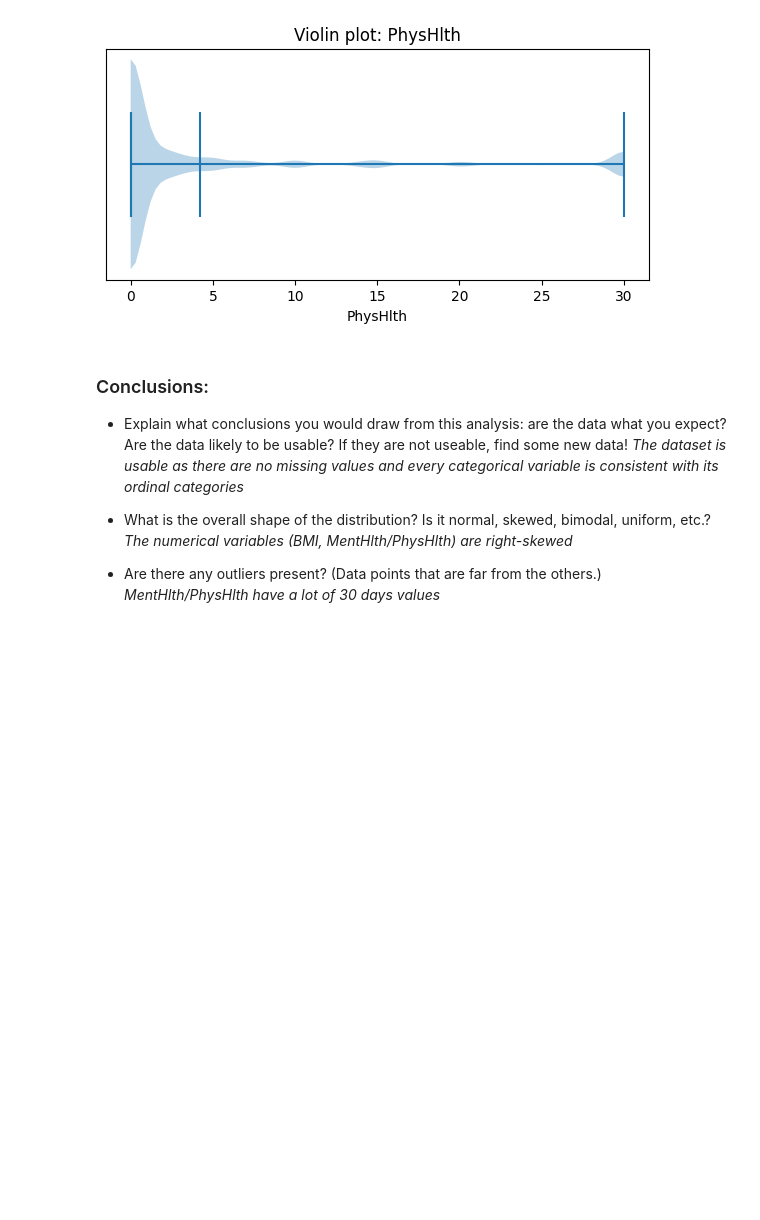
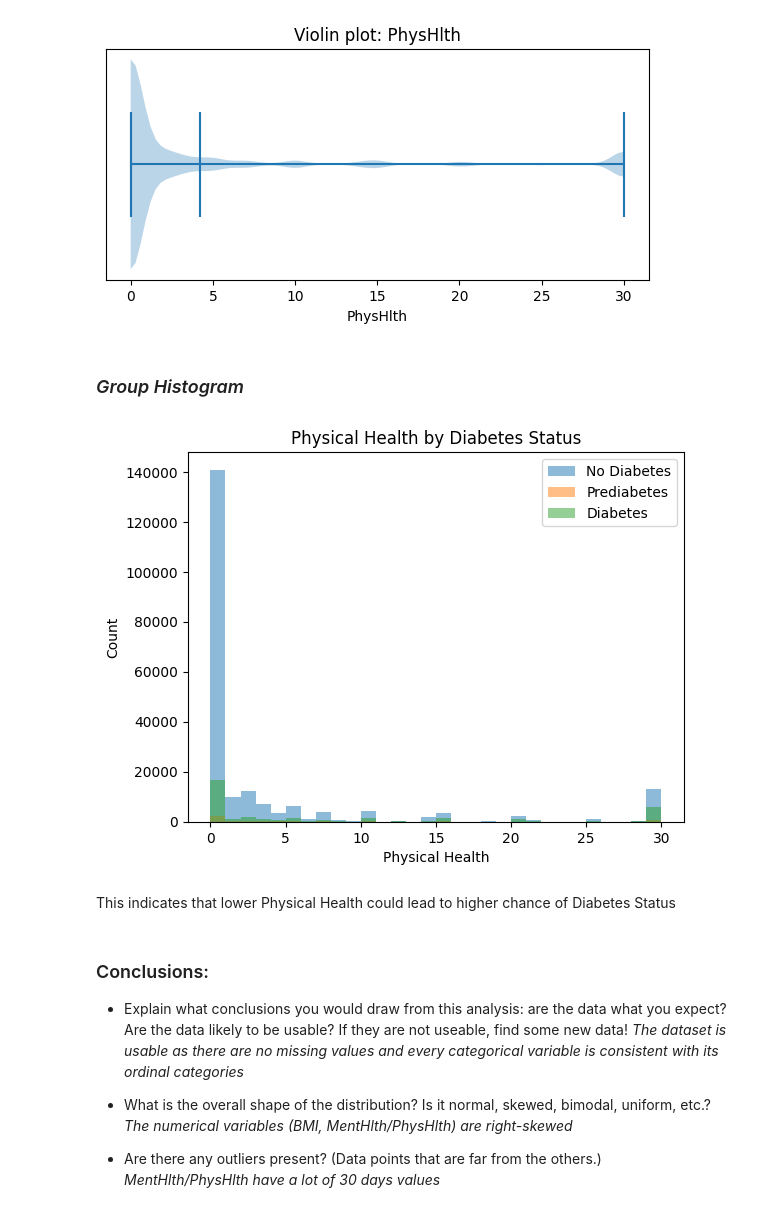
Before and after one commit to hoangt05/Module-B-semester-2, a Jupyter notebook: OMDS-ModB2-Week4-Hoang-Trang.ipynb, the cells around one changed output. Saved outputs shown, nothing was run; the diff lists cells and outputs as text; code cells hidden in the pictures; blank space fills up the shorter version.

```diff
--- a/OMDS-ModB2-Week4-Hoang-Trang.ipynb
+++ b/OMDS-ModB2-Week4-Hoang-Trang.ipynb
@@ -240,6 +240,27 @@ for col in numerical_variables:
 [figure]
 [figure]
 [figure]
+# %% [markdown]
+### *Group Histogram*
+# %%
+labels = {
+    0: "No Diabetes",
+    1: "Prediabetes",
+    2: "Diabetes"
+}
+
+for g, sub in df.groupby("Diabetes_012"):
+    plt.hist(sub["PhysHlth"].dropna(), bins=30, alpha=0.5, label=labels[g])
+
+plt.legend()
+plt.xlabel("Physical Health")
+plt.ylabel("Count")
+plt.title("Physical Health by Diabetes Status")
+plt.show()
+# %% [output]
+[figure, added]
+# %% [markdown]
+This indicates that lower Physical Health could lead to higher chance of Diabetes Status
 # %% [markdown]
 ### Conclusions:
 
```
Also changed, not shown: 5 other files.
